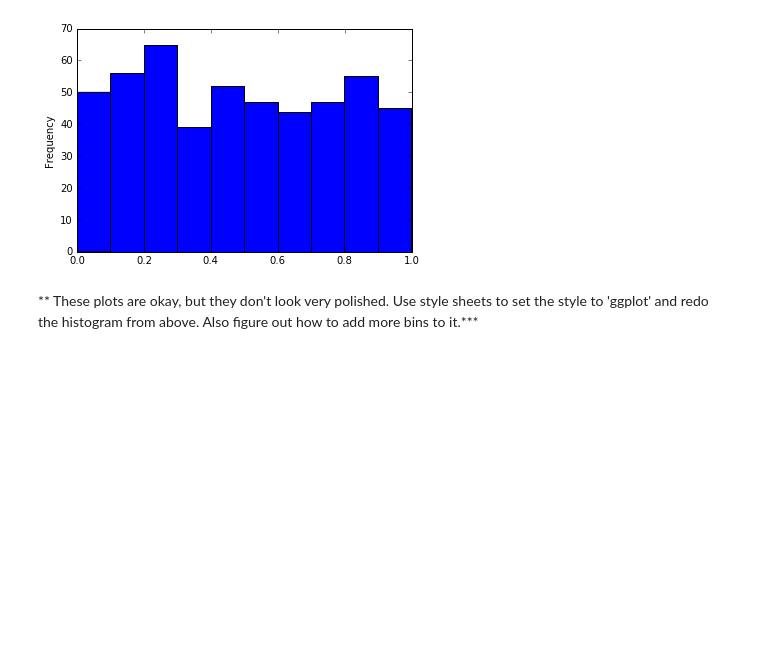
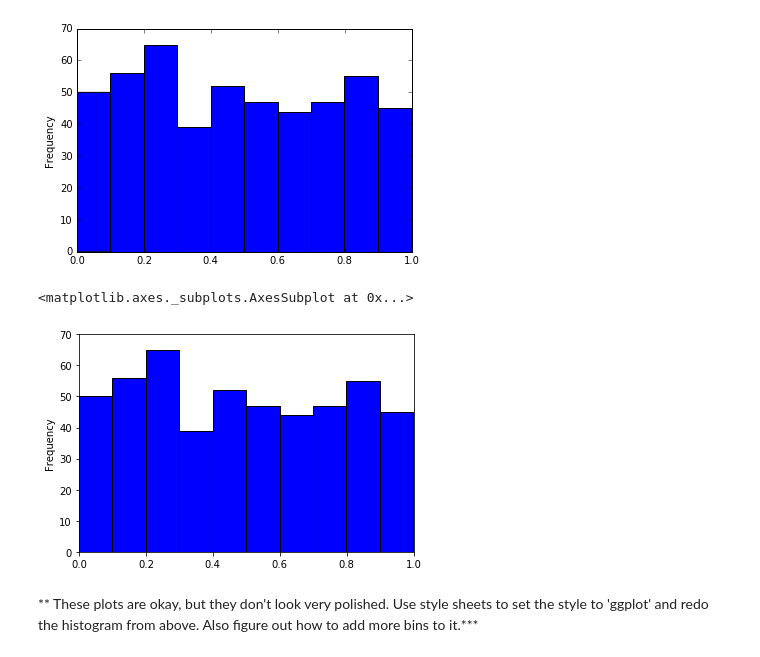
Before and after one commit to kwarodom/sidtechtalent, a Jupyter notebook: ML-Week2/Lecture5 python data visualization/Pandas Built-in Data Viz/Pandas Data Visualization Exercise .ipynb, the cells around one changed output. Cells and saved outputs as stored; diff of their text form; code cells hidden in the pictures; blank space fills up the shorter version.

```diff
--- a/ML-Week2/Lecture5 python data visualization/Pandas Built-in Data Viz/Pandas Data Visualization Exercise .ipynb
+++ b/ML-Week2/Lecture5 python data visualization/Pandas Built-in Data Viz/Pandas Data Visualization Exercise .ipynb
@@ -40,5 +45,10 @@ df3.head()
 # %% [output]
 <matplotlib.axes._subplots.AxesSubplot at 0x...>
 [figure]
+# %%
+df3['a'].plot.hist(edgecolor='black', color='b', xlim=(0, 1), ylim=(0,70))
+# %% [output]
+<matplotlib.axes._subplots.AxesSubplot at 0x...>
+[figure, added]
 # %% [markdown]
 ** These plots are okay, but they don't look very polished. Use style sheets to set the style to 'ggplot' and redo the histogram from above. Also figure out how to add more bins to it.***
```
Also changed, not shown: parts of 9 cells of this notebook.
